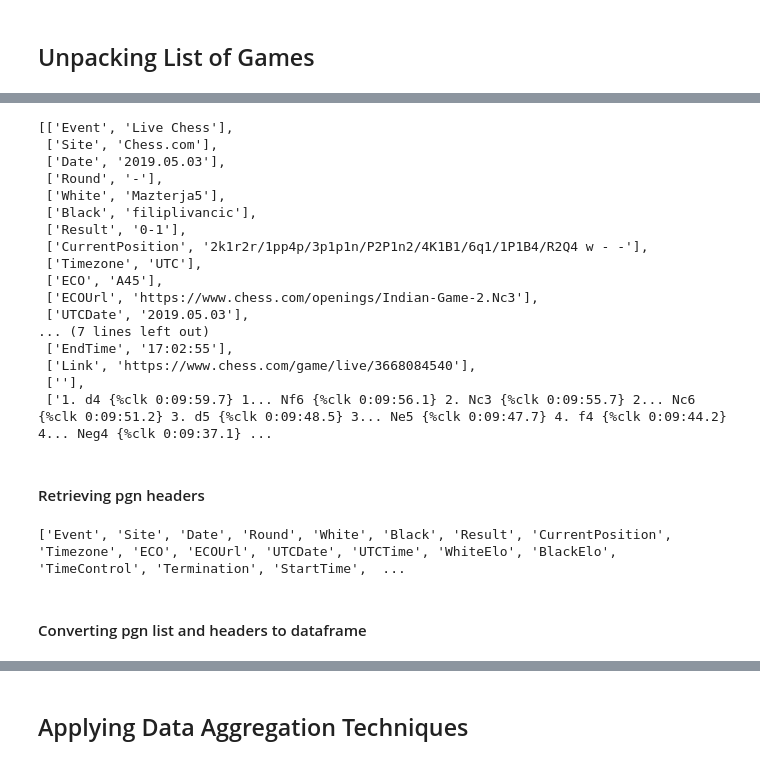
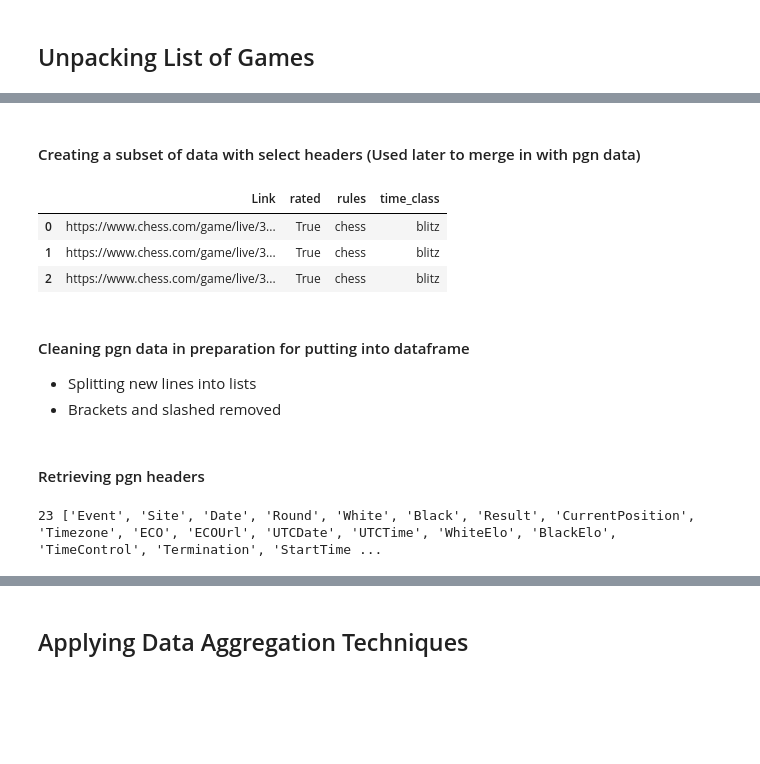
Before and after one commit to Filpill/chess_analysis, a Jupyter notebook: chess_analysis_v2.ipynb, the cells around one changed output, grey strips where cells are left out. Cells and saved outputs as stored; diff of their text form; code cells hidden in the pictures; blank space fills up the shorter version.

```diff
--- a/chess_analysis_v2.ipynb
+++ b/chess_analysis_v2.ipynb
@@ -137,5 +144,25 @@ Transforming JSON data into a dataframe
+# %% [markdown]
+#### Creating a subset of data with select headers (Used later to merge in with pgn data)
+# %%
+df_subset_attributes = df.loc[:,['url','rated','rules','time_class']]
+
+# Re-naming the url column to enable a merging criterion down the script for the pgn table
+if 'url' in df_subset_attributes.columns:
+    df_subset_attributes.rename(columns={'url':'Link'},inplace=True)
+
+df_subset_attributes[:3]
+# %% [output]
+|  | Link | rated | rules | time_class |
+| 0 | https://www.chess.com/game/live/3... | True | chess | blitz |
+| 1 | https://www.chess.com/game/live/3... | True | chess | blitz |
+| 2 | https://www.chess.com/game/live/3... | True | chess | blitz |
+# %% [markdown]
+#### Cleaning pgn data in preparation for putting into dataframe
+- Splitting new lines into lists
+- Brackets and slashed removed
 # %%
-pgn_list = [df.loc[i,'pgn'].splitlines(False) for i in range(df.shape[0])]
+pgn_list = [df.loc[i,'pgn'].splitlines(False) for i in range(df.shape[0])] #splitting newlines into list structure
+
 for i,pgn in enumerate(pgn_list):
 
     for j in range(len(pgn)):
@@ -145,33 +172,12 @@ for i,pgn in enumerate(pgn_list):
             pgn_list[i][j][k] = pgn_list[i][j][k].replace('\"','')
             pgn_list[i][j][k] = pgn_list[i][j][k].replace('[','')
             pgn_list[i][j][k] = pgn_list[i][j][k].replace(']','')
-
-pgn_list[1]
-# %% [output]
-[['Event', 'Live Chess'],
- ['Site', 'Chess.com'],
- ['Date', '2019.05.03'],
- ['Round', '-'],
- ['White', 'Mazterja5'],
- ['Black', 'filiplivancic'],
- ['Result', '0-1'],
- ['CurrentPosition', '2k1r2r/1pp4p/3p1p1n/P2P1n2/4K1B1/6q1/1P1B4/R2Q4 w - -'],
- ['Timezone', 'UTC'],
- ['ECO', 'A45'],
- ['ECOUrl', 'https://www.chess.com/openings/Indian-Game-2.Nc3'],
- ['UTCDate', '2019.05.03'],
-... (7 lines left out)
- ['EndTime', '17:02:55'],
- ['Link', 'https://www.chess.com/game/live/3668084540'],
- [''],
- ['1. d4 {%clk 0:09:59.7} 1... Nf6 {%clk 0:09:56.1} 2. Nc3 {%clk 0:09:55.7} 2... Nc6 {%clk 0:09:51.2} 3. d5 {%clk 0:09:48.5} 3... Ne5 {%clk 0:09:47.7} 4. f4 {%clk 0:09:44.2} 4... Neg4 {%clk 0:09:37.1} ...
 # %% [markdown]
 #### Retrieving pgn headers
 # %%
 for pgn in pgn_list[0]:
-    headers = [pgn[0] if len(pgn[0]) < 20 else 'Chess Moves' for pgn in pgn_list[0]]
-print(headers)
+    headers = [pgn[0] if len(pgn[0]) < 20 else 'Moves' for pgn in pgn_list[0]]
+
+print(len(headers),headers)
 # %% [output]
-['Event', 'Site', 'Date', 'Round', 'White', 'Black', 'Result', 'CurrentPosition', 'Timezone', 'ECO', 'ECOUrl', 'UTCDate', 'UTCTime', 'WhiteElo', 'BlackElo', 'TimeControl', 'Termination', 'StartTime',  ...
+23 ['Event', 'Site', 'Date', 'Round', 'White', 'Black', 'Result', 'CurrentPosition', 'Timezone', 'ECO', 'ECOUrl', 'UTCDate', 'UTCTime', 'WhiteElo', 'BlackElo', 'TimeControl', 'Termination', 'StartTime ...
-# %% [markdown]
-#### Converting pgn list and headers to dataframe
```
Also changed, not shown: parts of 33 cells of this notebook.
